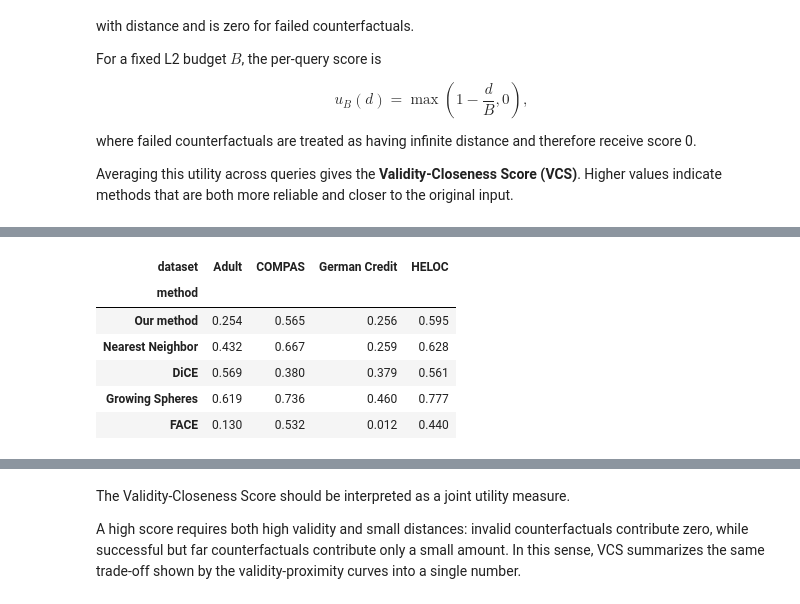
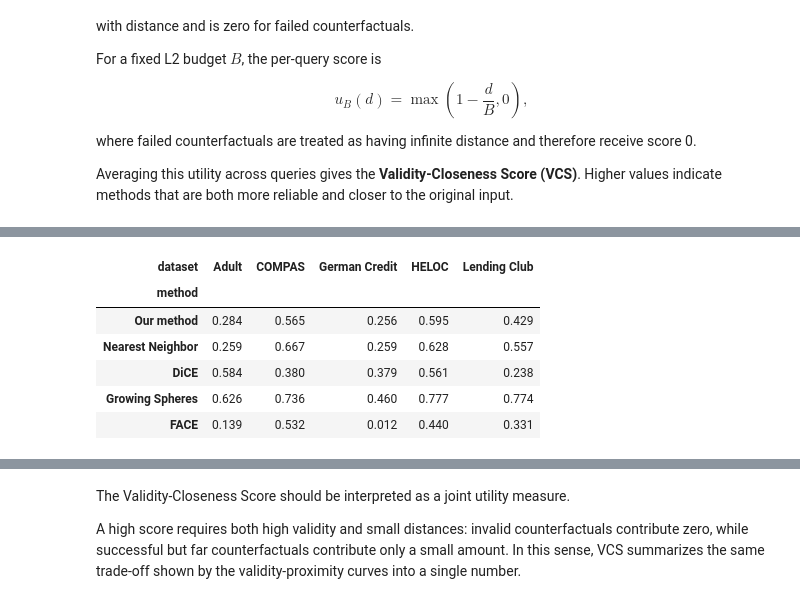
Before and after one commit to GabrielePintus/PreimageCounterfactualSampling, a Jupyter notebook: notebooks/6.2 - Multi-dataset benchmark analysis.ipynb, the cells around one changed output, grey strips where cells are left out. Saved outputs shown, nothing was run; the diff lists cells and outputs as text; code cells hidden in the pictures.

```diff
--- a/notebooks/6.2 - Multi-dataset benchmark analysis.ipynb
+++ b/notebooks/6.2 - Multi-dataset benchmark analysis.ipynb
@@ -288,3 +327,23 @@ Proximity measures how far a successful counterfactual is from the original inst
 - L2 captures the overall Euclidean magnitude of the change
 
 Lower values indicate counterfactuals that stay closer to the original point.
+# %%
+# For each dataset, keep only query_idx values where ALL methods succeeded,
+# then filter df to those rows (still requiring success=True).
+common_valid = []
+for dataset_name in df["dataset"].unique():
+    sub = df[df["dataset"] == dataset_name]
+    pivot = sub.pivot_table(
+        index="query_idx", columns="method_label", values="success", aggfunc="max"
+    )
+    all_valid_idxs = pivot.index[pivot.all(axis=1)]
+    mask = (
+        (df["dataset"] == dataset_name)
+        & df["query_idx"].isin(all_valid_idxs)
+        & df["success"]
+    )
+    common_valid.append(df[mask])
+
+df_ok = pd.concat(common_valid, ignore_index=True)
+print(f"Rows in df_ok (intersection-valid): {len(df_ok)}")
+print(df_ok.groupby(["dataset", "method_label"]).size().unstack(fill_value=0))
@@ -291,6 +358,4 @@ Lower values indicate counterfactuals that stay closer to the original point.
 # %%
-df_ok = df[df["success"]].copy()
-
 valid_counts = (
     df_ok.groupby(["dataset", "method_label"])
     .size()
@@ -615,13 +684,19 @@ plaus_summary = (
     .reset_index()
 )
 
+metric_direction = {
+    "knn_distance":      "lower is better",
+    "lof_score":         "lower is better",
+    "kde_log_density":   "higher is better",
+}
+
 for metric_name in ["knn_distance", "lof_score", "kde_log_density"]:
-    print(metric_name)
+    print(f"{metric_name}  ({metric_direction[metric_name]})")
     table = (
         plaus_summary[plaus_summary["metric"] == metric_name]
         .pivot(index="method", columns="dataset", values="value")
         .reindex(method_order)
     )
     cmap = "Blues_r" if metric_name == "knn_distance" else "Blues"
-    display(table.style.format("{:.3f}").background_gradient(cmap=cmap))
+    display(table.style.format("{:.3f}").background_gradient(cmap=cmap, axis=0))
 # %% [output]
@@ -762,18 +838,18 @@ display(budget_df)
 # %%
 vcs_table = (
     vcs_df.pivot(index="method", columns="dataset", values="vcs")
     .reindex(method_order)
 )
 
-display(vcs_table.style.format("{:.3f}").background_gradient(cmap="YlGn"))
+display(vcs_table.style.format("{:.3f}").background_gradient(cmap="YlGn", axis=0))
 # %% [output]
-| dataset | Adult | COMPAS | German Credit | HELOC |
-| method |  |  |  |  |
-| Our method | 0.254 | 0.565 | 0.256 | 0.595 |
-| Nearest Neighbor | 0.432 | 0.667 | 0.259 | 0.628 |
-| DiCE | 0.569 | 0.380 | 0.379 | 0.561 |
-| Growing Spheres | 0.619 | 0.736 | 0.460 | 0.777 |
-| FACE | 0.130 | 0.532 | 0.012 | 0.440 |
+| dataset | Adult | COMPAS | German Credit | HELOC | Lending Club |
+| method |  |  |  |  |  |
+| Our method | 0.284 | 0.565 | 0.256 | 0.595 | 0.429 |
+| Nearest Neighbor | 0.259 | 0.667 | 0.259 | 0.628 | 0.557 |
+| DiCE | 0.584 | 0.380 | 0.379 | 0.561 | 0.238 |
+| Growing Spheres | 0.626 | 0.736 | 0.460 | 0.777 | 0.774 |
+| FACE | 0.139 | 0.532 | 0.012 | 0.440 | 0.331 |
 # %%
 plt.figure(figsize=(10, 4.5))
 sns.heatmap(
```
Also changed, not shown: parts of 27 cells of this notebook, 30 other files.
